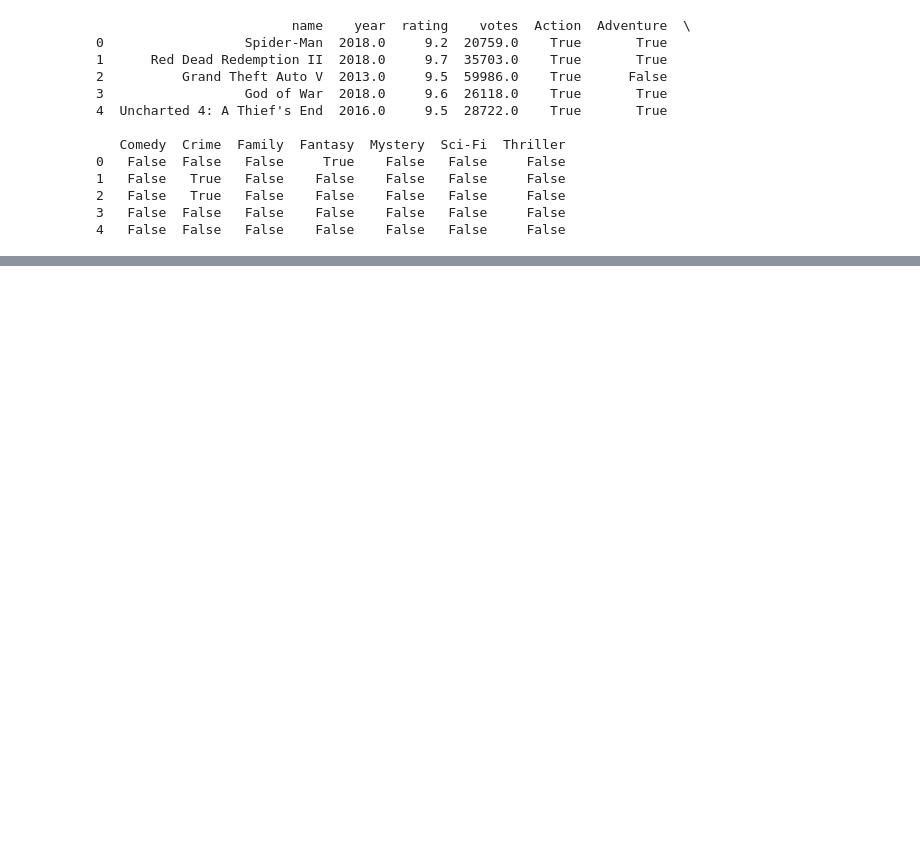
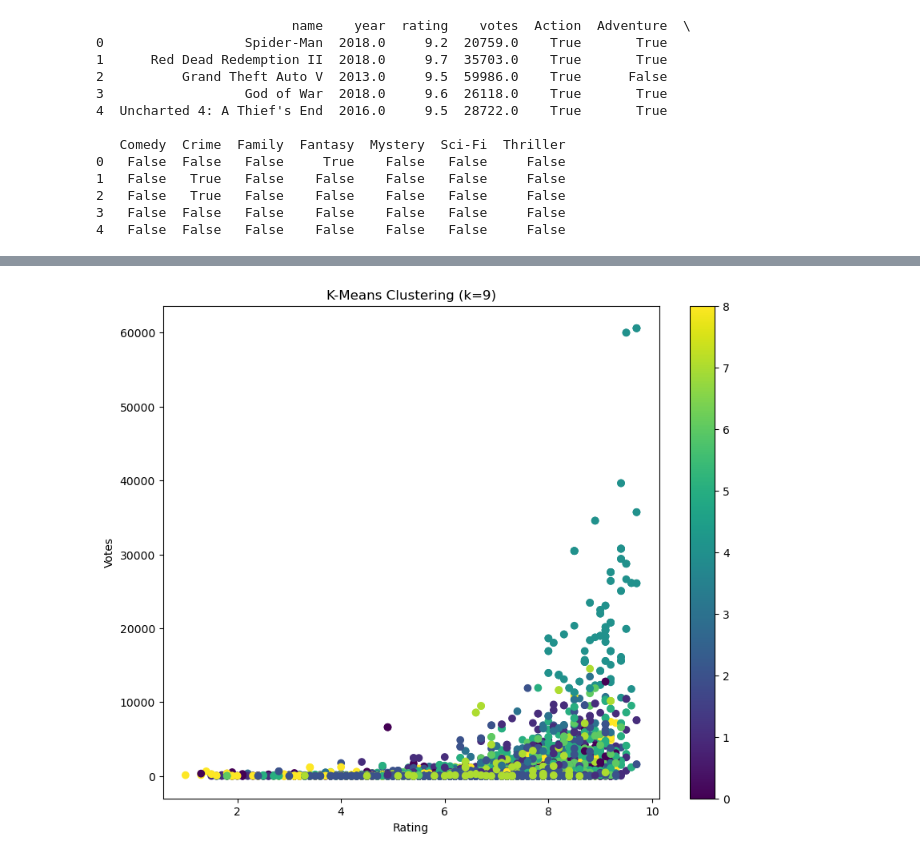
Before and after one commit to jrfloza12/Project4, a Jupyter notebook: Cluster_Kmeans.ipynb, the cells around one changed output, grey strips where cells are left out. Saved outputs shown, nothing was run; the diff lists cells and outputs as text; code cells hidden in the pictures; blank space fills up the shorter version.

```diff
--- a/Cluster_Kmeans.ipynb
+++ b/Cluster_Kmeans.ipynb
@@ -33,0 +96,7 @@ for column in features.columns:
+# %%
+inertia_values = []
+num_clusters = list(range(1, 21))
+for num in num_clusters:
+    kmeans_model = KMeans(n_clusters=num, random_state=1)
+    kmeans_model.fit(features_scaled)
+    inertia_values.append(kmeans_model.inertia_)
@@ -33,0 +156,14 @@ for column in features.columns:
+# %%
+# Initialize KMeans
+kmeans_model = KMeans(n_clusters=9, random_state=1)
+
+# Fit the model
+kmeans_model.fit(features_scaled)
+
+# Get the cluster assignments for each data point
+cluster_assignments = kmeans_model.labels_
+
+# Add these cluster assignments back to your DataFrame for further analysis
+Games_df['Cluster'] = cluster_assignments
+
+Games_df.head(10)
@@ -33,0 +182,10 @@ for column in features.columns:
+# %%
+plt.figure(figsize=(10, 8))
+scatter = plt.scatter(Games_df['rating'], Games_df['votes'], c=Games_df['Cluster'], cmap='viridis')
+plt.xlabel('Rating')
+plt.ylabel('Votes')
+plt.title('K-Means Clustering (k=9)')
+plt.colorbar(scatter)
+plt.show()
+# %% [output]
+[figure, added]
```
Also changed, not shown: parts of 17 cells of this notebook, 1 other file.
